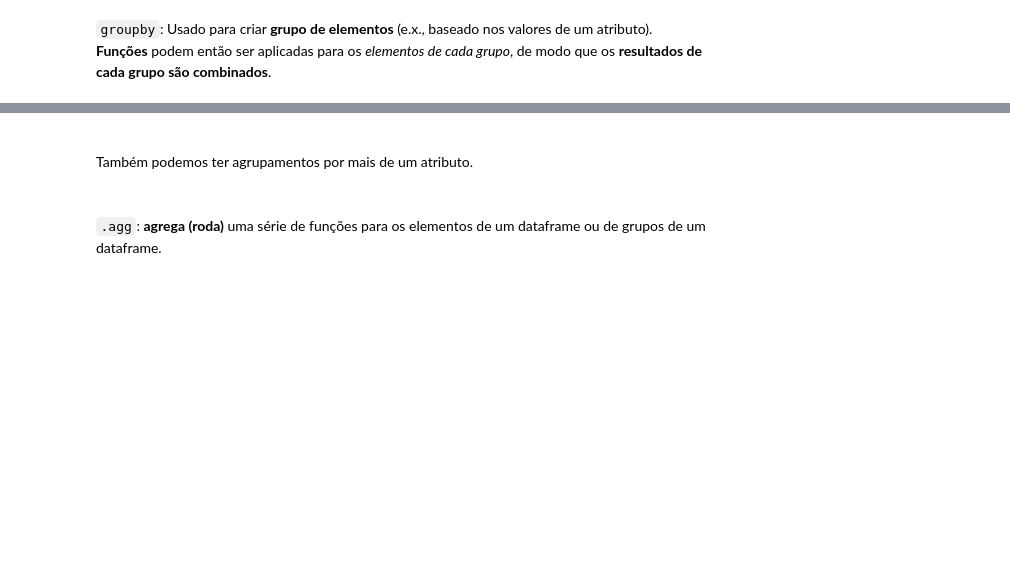
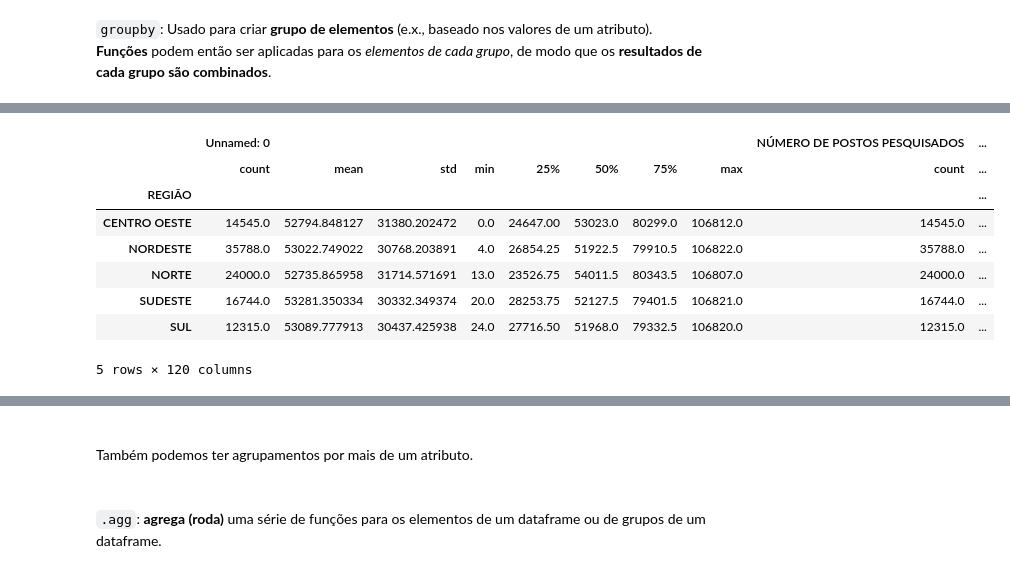
Before and after one commit to rudaaranha/pandas-essencial, a Jupyter notebook: manipulacao_de_dados_codigo_base.ipynb, the cells around one changed output, grey strips where cells are left out. Drawn from its saved outputs; the diff is of its cells as text; code cells hidden in the pictures; blank space fills up the shorter version.

```diff
--- a/manipulacao_de_dados_codigo_base.ipynb
+++ b/manipulacao_de_dados_codigo_base.ipynb
@@ -2334,0 +2382,13 @@ dtype: object
+# %%
+# Descreve algumas características descritivas para as observaçÕes de cada grupo
+grupos.describe()
+# %% [output]
+|  | Unnamed: 0 |  |  |  |  |  |  |  | NÚMERO DE POSTOS PESQUISADOS | ... |
+|  | count | mean | std | min | 25% | 50% | 75% | max | count | ... |
+| REGIÃO |  |  |  |  |  |  |  |  |  | ... |
+| CENTRO OESTE | 14545.0 | 52794.848127 | 31380.202472 | 0.0 | 24647.00 | 53023.0 | 80299.0 | 106812.0 | 14545.0 | ... |
+| NORDESTE | 35788.0 | 53022.749022 | 30768.203891 | 4.0 | 26854.25 | 51922.5 | 79910.5 | 106822.0 | 35788.0 | ... |
+| NORTE | 24000.0 | 52735.865958 | 31714.571691 | 13.0 | 23526.75 | 54011.5 | 80343.5 | 106807.0 | 24000.0 | ... |
+| SUDESTE | 16744.0 | 53281.350334 | 30332.349374 | 20.0 | 28253.75 | 52127.5 | 79401.5 | 106821.0 | 16744.0 | ... |
+| SUL | 12315.0 | 53089.777913 | 30437.425938 | 24.0 | 27716.50 | 51968.0 | 79332.5 | 106820.0 | 12315.0 | ... |
+5 rows × 120 columns
```
Also changed, not shown: parts of 6 cells of this notebook.
